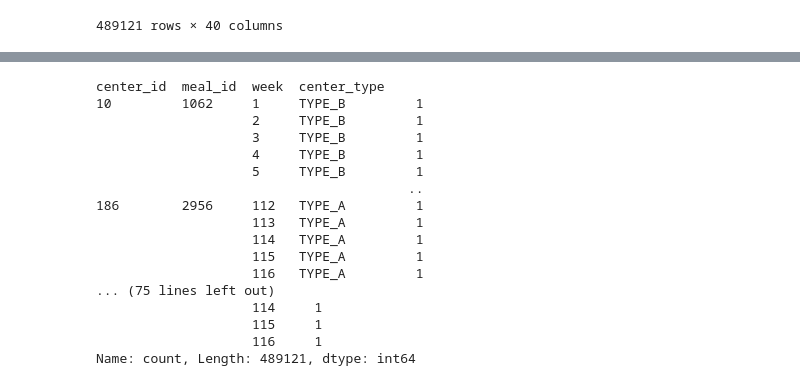
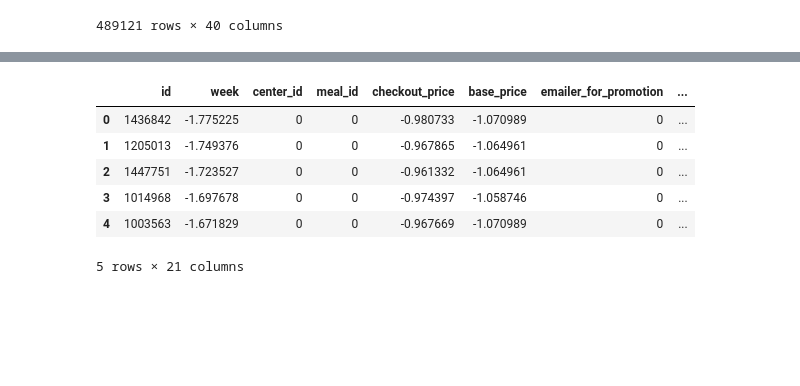
Before and after one commit to snarula31/End-to-end-Food-Demand-Prediction, a Jupyter notebook: notebook/Food_Demand_forecasting.ipynb, the cells around one changed output, grey strips where cells are left out. Saved outputs shown, nothing was run; the diff lists cells and outputs as text; code cells hidden in the pictures; blank space fills up the shorter version.

```diff
--- a/notebook/Food_Demand_forecasting.ipynb
+++ b/notebook/Food_Demand_forecasting.ipynb
@@ -1680,0 +1663,9 @@ ValueError: setting an array element with a sequence. The requested array has an
+# %%
+numerical_columns = ['week','base_price','checkout_price','discount_amount','discount_percent',
+                            'week_of_year','week_sin','week_cos','price_vs_category_avg','op_area',
+                        #   'center_price_rank','meal_price_rank'
+                            ]
+
+categorical_columns = ['category','cuisine','center_type','region_code','city_code',
+                            'center_id','meal_id'
+                            ]
@@ -1681,22 +1685,44 @@ ValueError: setting an array element with a sequence. The requested array has an
+# %%
+train_df = train_df.sort_values(['meal_id','center_id','week']).reset_index(drop=True)
+test_df = test_df.sort_values(['meal_id','center_id','week']).reset_index(drop=True)
+
+input_feature_train_df = train_df.drop(columns=['id','num_orders'],axis=1)#x_train
+target_feature_train_df = np.log1p(train_df['num_orders'])#y_train
+
+input_feature_test_df = test_df.drop(columns=['id','num_orders'],axis=1)#x_test
+target_feature_test_df = np.log1p(test_df['num_orders'])#y_test
+
+
+input_feature_train_df[numerical_columns] = scaler.fit_transform(input_feature_train_df[numerical_columns])
+input_feature_test_df[numerical_columns] = scaler.transform(input_feature_test_df[numerical_columns])
+
+
+for col in categorical_columns:
+    input_feature_train_df[col] = encoder.fit_transform(input_feature_train_df[col])
+    input_feature_test_df[col] = encoder.transform(input_feature_test_df[col])
+
+input_feature_train_df.head()
+# %%
+train = train_df.copy()
+test = test_df.copy()
+# %%
+train[numerical_columns] = scaler.fit_transform(train[numerical_columns])
+test[numerical_columns] = scaler.transform(test[numerical_columns])
+
+for col in categorical_columns:
+    train[col] = encoder.fit_transform(train[col])
+    test[col] = encoder.transform(test[col])
+
+train.head()
+# %% [output]
+|  | id | week | center_id | meal_id | checkout_price | base_price | emailer_for_promotion | ... |
+| 0 | 1436842 | -1.775225 | 0 | 0 | -0.980733 | -1.070989 | 0 | ... |
+| 1 | 1205013 | -1.749376 | 0 | 0 | -0.967865 | -1.064961 | 0 | ... |
+| 2 | 1447751 | -1.723527 | 0 | 0 | -0.961332 | -1.064961 | 0 | ... |
+| 3 | 1014968 | -1.697678 | 0 | 0 | -0.974397 | -1.058746 | 0 | ... |
+| 4 | 1003563 | -1.671829 | 0 | 0 | -0.967669 | -1.070989 | 0 | ... |
+5 rows × 21 columns
 # %%
-for col in columns:
-    # print(f"{col}: {datak[col].nunique()} unique values")
-    print(datak[col].value_counts())
+# for col in categorical_columns:
+#     print(f"{col}: {datak[col].nunique()} unique values")
+#     # print(datak[col].value_counts())
-# %% [output]
-center_id  meal_id  week  center_type
-10         1062     1     TYPE_B         1
-                    2     TYPE_B         1
-                    3     TYPE_B         1
-                    4     TYPE_B         1
-                    5     TYPE_B         1
-                                        ..
-186        2956     112   TYPE_A         1
-                    113   TYPE_A         1
-                    114   TYPE_A         1
-                    115   TYPE_A         1
-                    116   TYPE_A         1
-... (75 lines left out)
-                    114     1
-                    115     1
-                    116     1
-Name: count, Length: 489121, dtype: int64
```
Also changed, not shown: parts of 15 cells of this notebook, 2 other files.
